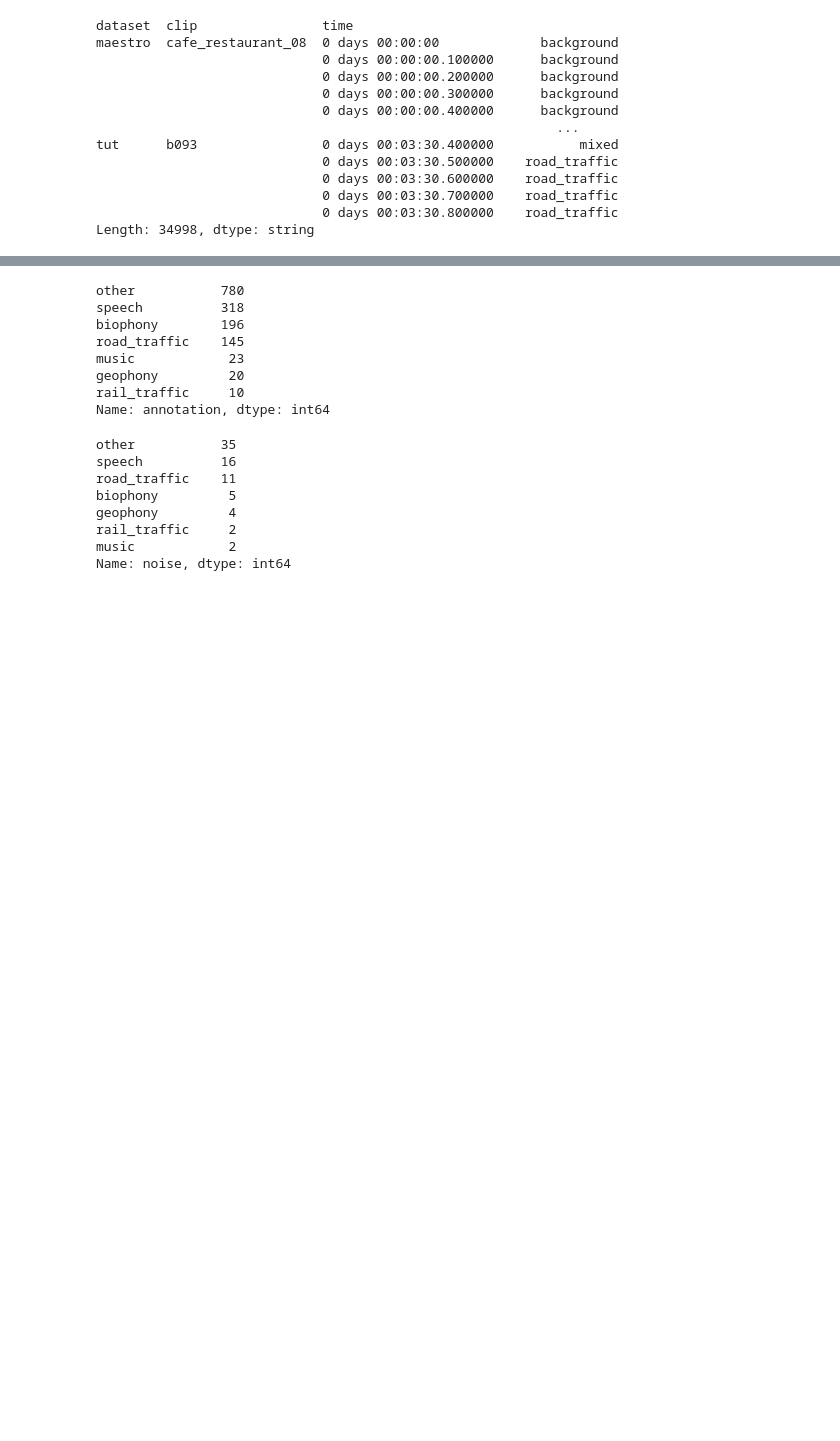
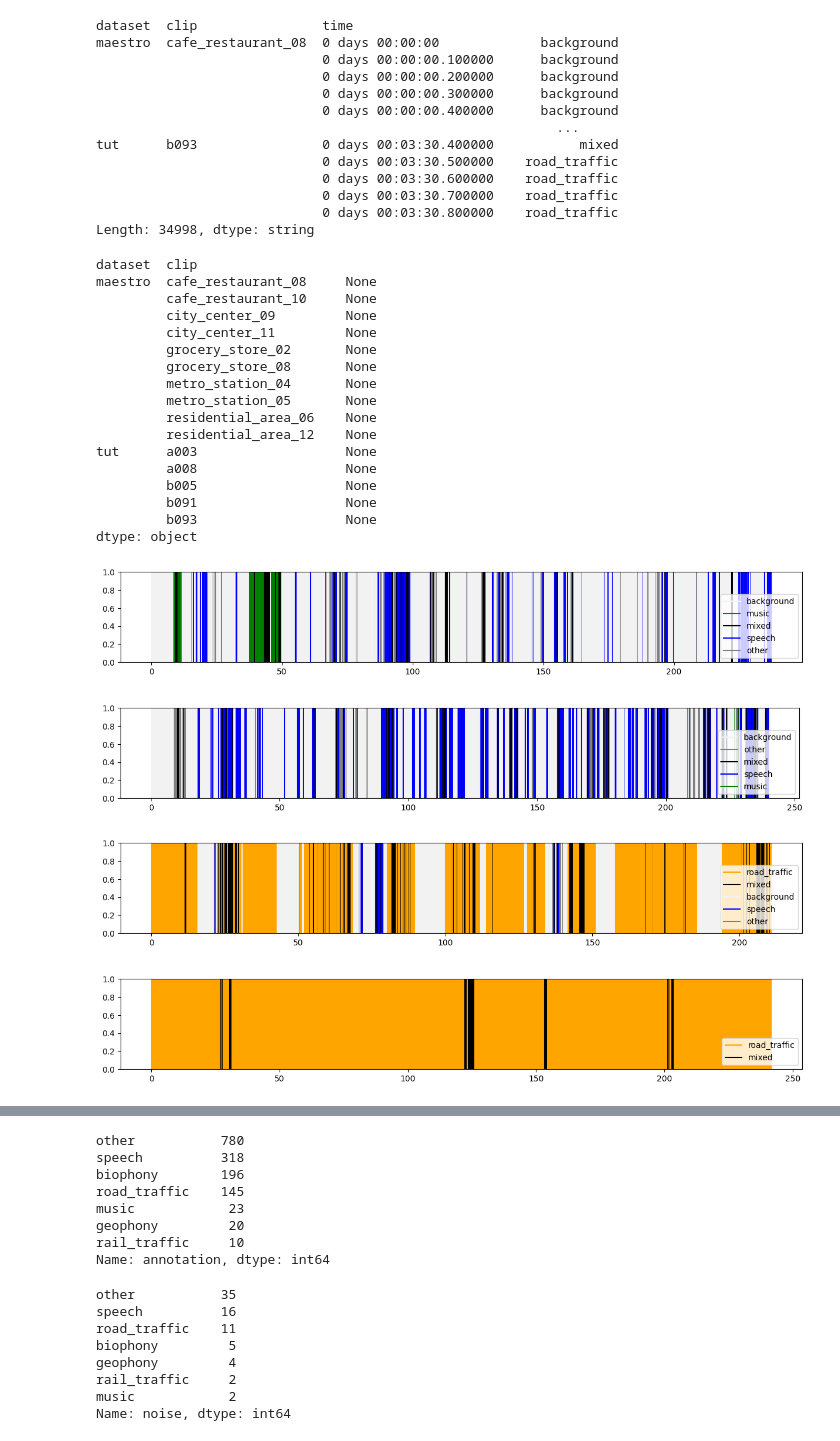
Before and after one commit to jonnor/dominant-sound, a Jupyter notebook: notebooks/AnnotationsEDA.ipynb, the cells around one changed output, grey strips where cells are left out. Drawn from its saved outputs; the diff is of its cells as text; code cells hidden in the pictures; blank space fills up the shorter version.

Commit message:
Tools for converting to single label track, and plottin

```diff
--- a/notebooks/AnnotationsEDA.ipynb
+++ b/notebooks/AnnotationsEDA.ipynb
@@ -212,13 +204,83 @@ Length: 34998, dtype: string
 # %%
 
 #def plot_single_track(ax, single : pandas.DataFrame):
 
-def plot(df):
+def dense_to_events(df : pandas.DataFrame,
+                    category_column='label',
+                    time_column='time',
+                   ) -> pandas.DataFrame:
+    """
+    Convert a dense time-series with categories into events with start,end
+    """
+    df = df.copy() # avoid mutating input
+    df['start'] = df[time_column]
+    df['end'] = df[time_column]
+    changes = df[category_column].ne(df[category_column].shift()).dropna()
+    label_groups = changes.cumsum()
 
-    fig, ax = plt.subplots(1, figsize=(10, 4))
+    out = df.groupby(label_groups).agg({'start':'min', 'end':'max', category_column:'first'}).reset_index(drop=True)
 
-    # A) group into runs. Use vspan to plot colored sections
-    # B) convert back to indicator columns. Use existing multi track plotting
+    return out
+
+from src.visualization.events import plot_events
+
+class_color_map = {
+    'background': (0.95, 0.95, 0.95),
+    'mixed': 'black',
+    'speech': 'blue',
+    'music': 'green',
+    'rail_traffic': 'red',
+    'road_traffic': 'orange',
+    'other': 'grey',
+    'biophony': 'yellow',
+    'geophony': 'purple',
+}
+
+def plot(s):
+
+    fig, ax = plt.subplots(1, figsize=(15, 2))
+
+    # A) convert back to indicator columns. Use existing multi track plotting
+    # will make switches clear - but not obvious that the classes are mutually exclusive
+    multi = pandas.get_dummies(s)
+    multi = multi.reset_index().set_index('time').drop(columns=['dataset', 'clip'])
+    #plot_multitrack_labels(ax, multi)
 
 
-single_track.groupby(['dataset', 'clip'].apply(plot)
+    # B) group into runs. Use vspan to plot colored sections
+    df = s.to_frame()
+    df.columns = ['label']
+    df = df.reset_index()
+    df['time'] = df.time / pandas.Timedelta(seconds=1) # matplotlib / plot_events() does not like Timedeltas
+    df = df.drop(columns=['dataset', 'clip'])
+
+    cons = dense_to_events(df)
+    cons['color'] = cons.label.map(class_color_map)
+
+    plot_events(ax, cons, color='color', label='label', alpha=1.0)
+    legend_without_duplicate_labels(ax)
+
+
+single_track.groupby(['dataset', 'clip']).apply(plot)
+# %% [output]
+dataset  clip
+maestro  cafe_restaurant_08     None
+         cafe_restaurant_10     None
+         city_center_09         None
+         city_center_11         None
+         grocery_store_02       None
+         grocery_store_08       None
+         metro_station_04       None
+         metro_station_05       None
+         residential_area_06    None
+         residential_area_12    None
+tut      a003                   None
+         a008                   None
+         b005                   None
+         b091                   None
+         b093                   None
+dtype: object
+[figure, added]
+[figure, added]
+[figure, added]
+[figure, added]
```
Also changed, not shown: parts of 3 cells of this notebook, 2 other files.
